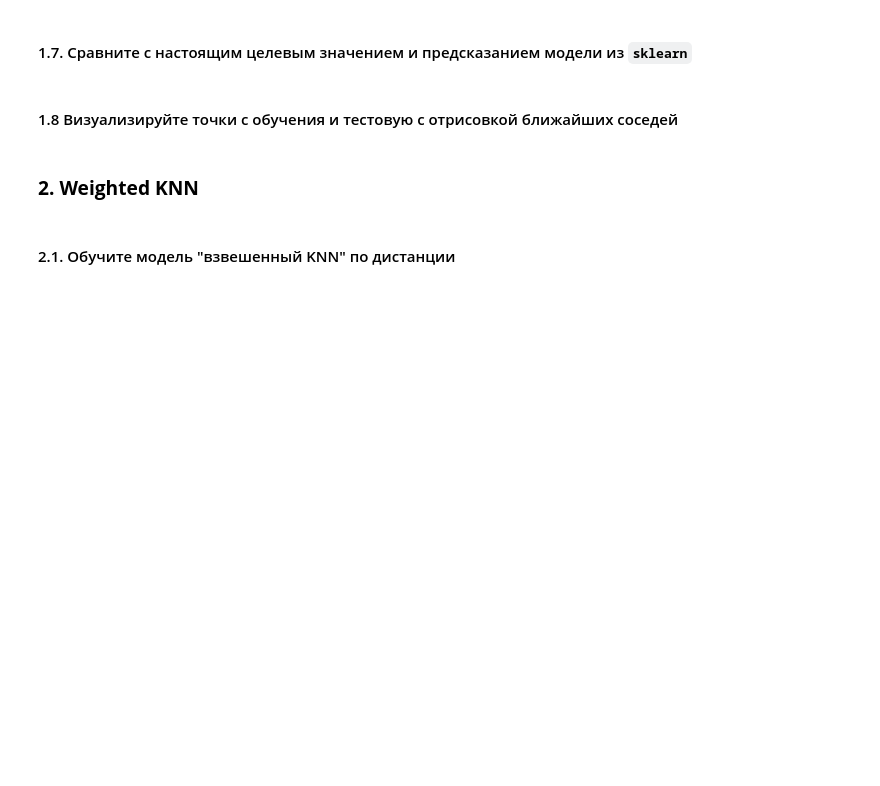
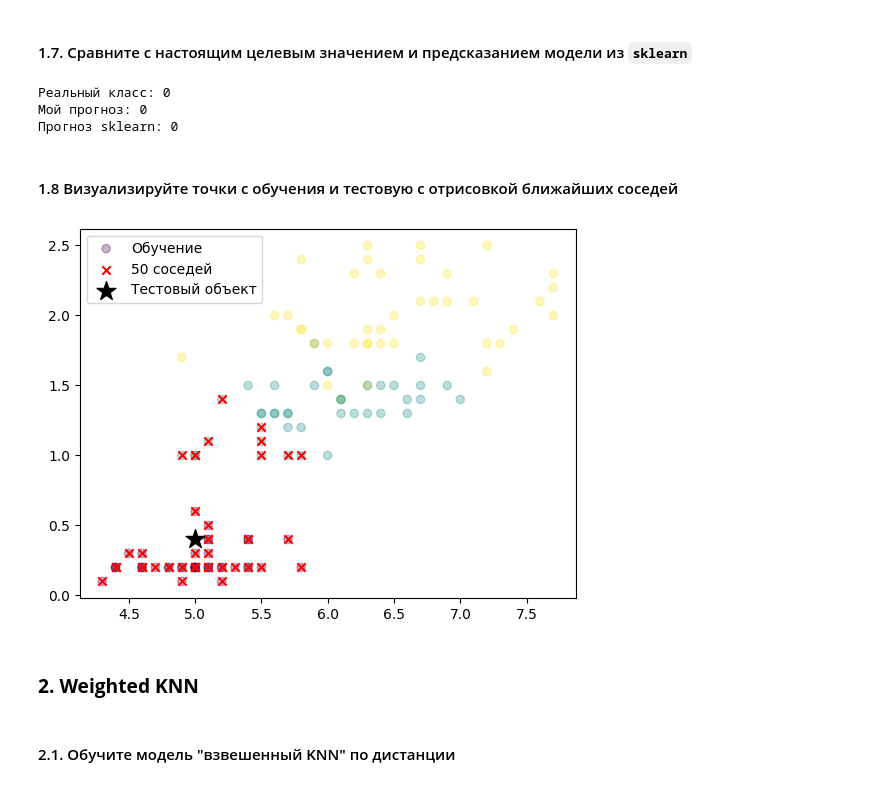
Before and after one commit to re-side/ml_basic, a Jupyter notebook: Практическая_работа_№4_Метод_K_ближайших_соседей.ipynb, the cells around one changed output. Drawn from its saved outputs; the diff is of its cells as text; code cells hidden in the pictures; blank space fills up the shorter version.

```diff
--- a/Практическая_работа_№4_Метод_K_ближайших_соседей.ipynb
+++ b/Практическая_работа_№4_Метод_K_ближайших_соседей.ipynb
@@ -293,0 +395,5 @@ y
+# %%
+from sklearn.model_selection import train_test_split
+
+X_train, X_test, y_train, y_test = train_test_split(X_cut, y, test_size=0.2, random_state=42)
+print(f"X_train: {X_train.shape} | X_test: {X_test.shape}")
@@ -297,0 +404,5 @@ y
+# %%
+from sklearn.neighbors import KNeighborsClassifier
+
+knn_50 = KNeighborsClassifier(n_neighbors=50)
+knn_50.fit(X_train, y_train)
@@ -305,0 +422,9 @@ y
+# %%
+import numpy as np
+
+sample_test = X_test.sample(1, random_state=13)
+sample_idx = sample_test.index[0]
+obj = sample_test.values[0]
+
+distances = np.linalg.norm(X_train.values - obj, axis=1)
+print(f"Расстояния до первых 5 объектов: {distances[:5]}")
@@ -309,0 +435,6 @@ y
+# %%
+k = 50
+top_k_idx = np.argsort(distances)[:k]
+top_k_dists = distances[top_k_idx]
+
+print(f"Индексы первых 10 соседей: {top_k_idx[:10]}")
@@ -318,3 +455,14 @@ y
+# %%
+sk_pred = knn_50.predict(sample_test)[0]
+true_val = y[sample_idx]
+
+print(f"Реальный класс: {true_val}")
+print(f"Мой прогноз: {my_pred}")
+print(f"Прогноз sklearn: {sk_pred}")
+# %% [output]
+Реальный класс: 0
+Мой прогноз: 0
+Прогноз sklearn: 0
 # %%
 # Ваш код здесь
 # %% [markdown]
@@ -324,3 +470,12 @@ y
+# %%
+plt.scatter(X_train.iloc[:, 0], X_train.iloc[:, 1], c=y_train, cmap='viridis', alpha=0.3, label='Обучение')
+plt.scatter(X_train.iloc[top_k_idx, 0], X_train.iloc[top_k_idx, 1], c='red', marker='x', label='50 соседей')
+plt.scatter(obj[0], obj[1], c='black', marker='*', s=200, label='Тестовый объект')
+
+plt.legend()
+plt.show()
+# %% [output]
+[figure, added]
 # %% [markdown]
 ### **2. Weighted KNN**
 # %% [markdown]
```
Also changed, not shown: parts of 92 cells of this notebook.
